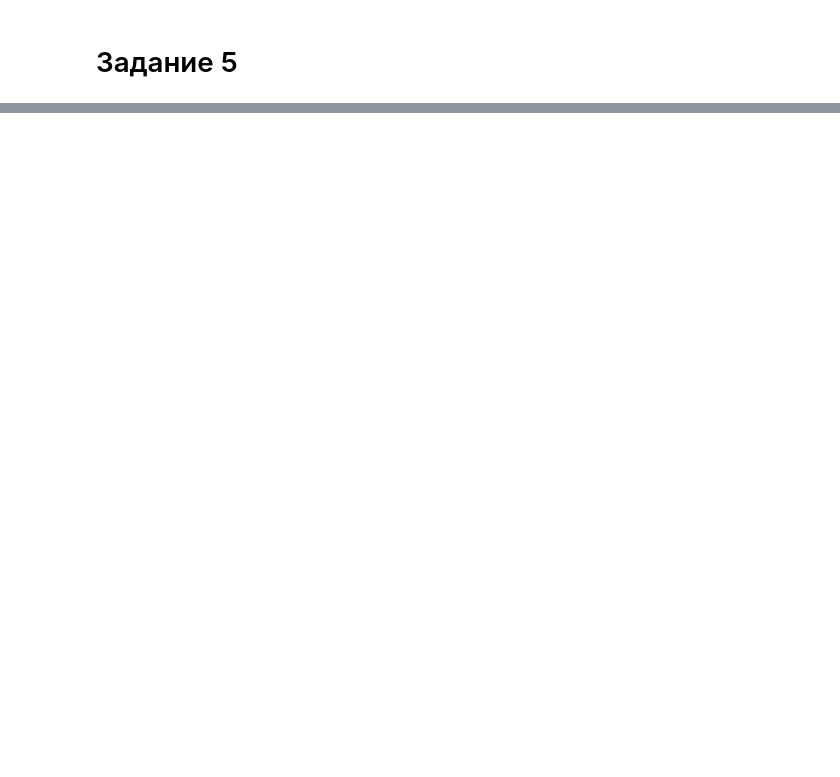
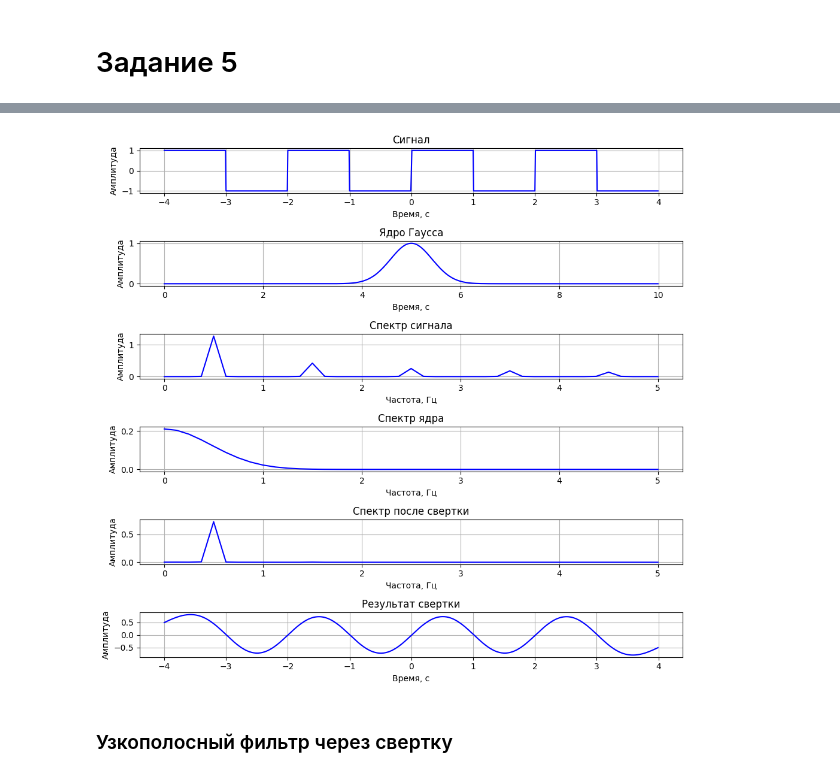
Before and after one commit to HerrPhoton/Digital-signal-processing, a Jupyter notebook: Lab5.ipynb, the cells around one changed output, grey strips where cells are left out. Saved outputs shown, nothing was run; the diff lists cells and outputs as text; code cells hidden in the pictures; blank space fills up the shorter version.

```diff
--- a/Lab5.ipynb
+++ b/Lab5.ipynb
@@ -125,2 +128,21 @@ display.plot()
+# %%
+x_f, y_f = handler.find_spectrum(y, dt)
+x_fk, y_fk = handler.find_spectrum(y_k, dt)
 # %%
+yf_conv = y_fk * y_f / np.sum(y_k)
 y_conv = fft_conv(y, y_k, mode = 'same') / np.sum(y_k)
+# %%
+display.clear(6)
+
+display.make_plot(0, x, y, title = 'Сигнал')
+display.make_plot(1, x_k, y_k, title = 'Ядро Гаусса')
+display.make_plot(2, x_f, y_f, title = 'Спектр сигнала', is_spectrum = True, interval = (0, 5))
+display.make_plot(3, x_fk, y_fk, title = 'Спектр ядра', is_spectrum = True, interval = (0, 5))
+display.make_plot(4, x_f, yf_conv, title = 'Спектр после свертки', is_spectrum = True, interval = (0, 5))
+display.make_plot(5, x, y_conv, title = 'Результат свертки')
+
+display.plot()
+# %% [output]
+[figure, added]
+# %% [markdown]
+### Узкополосный фильтр через свертку
```
Also changed, not shown: parts of 23 cells of this notebook, 1 other file.
